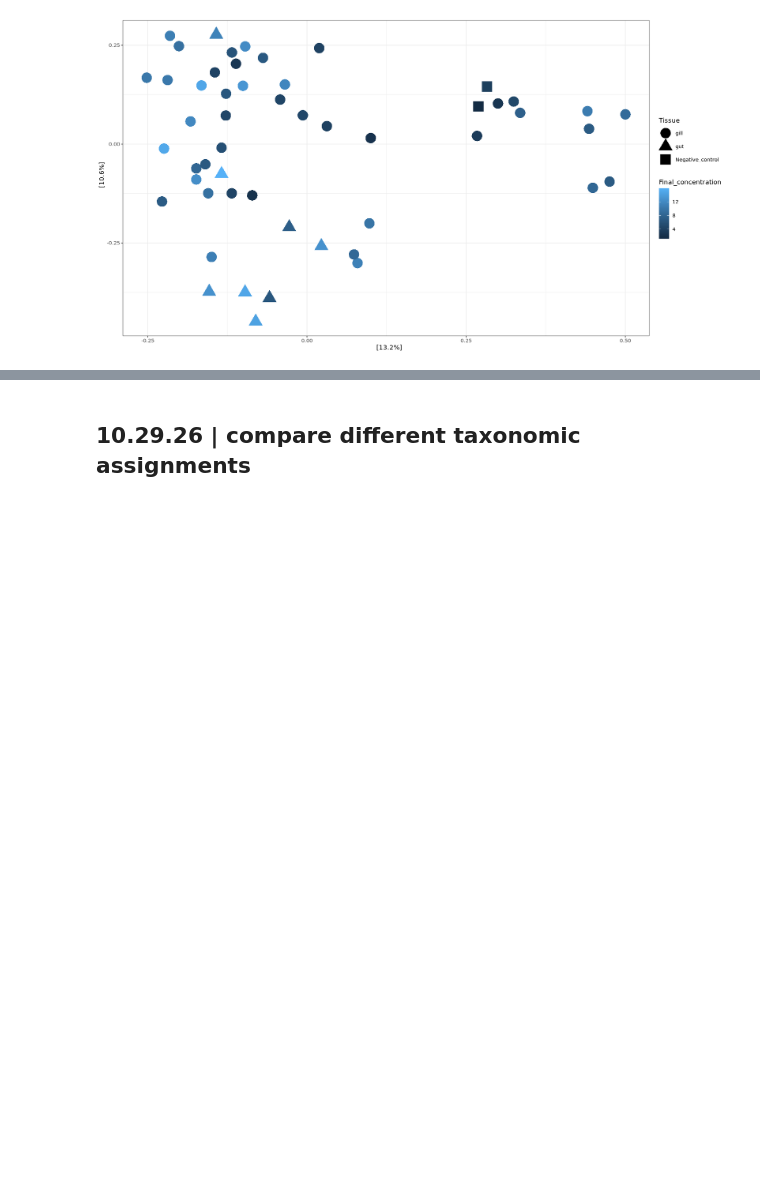
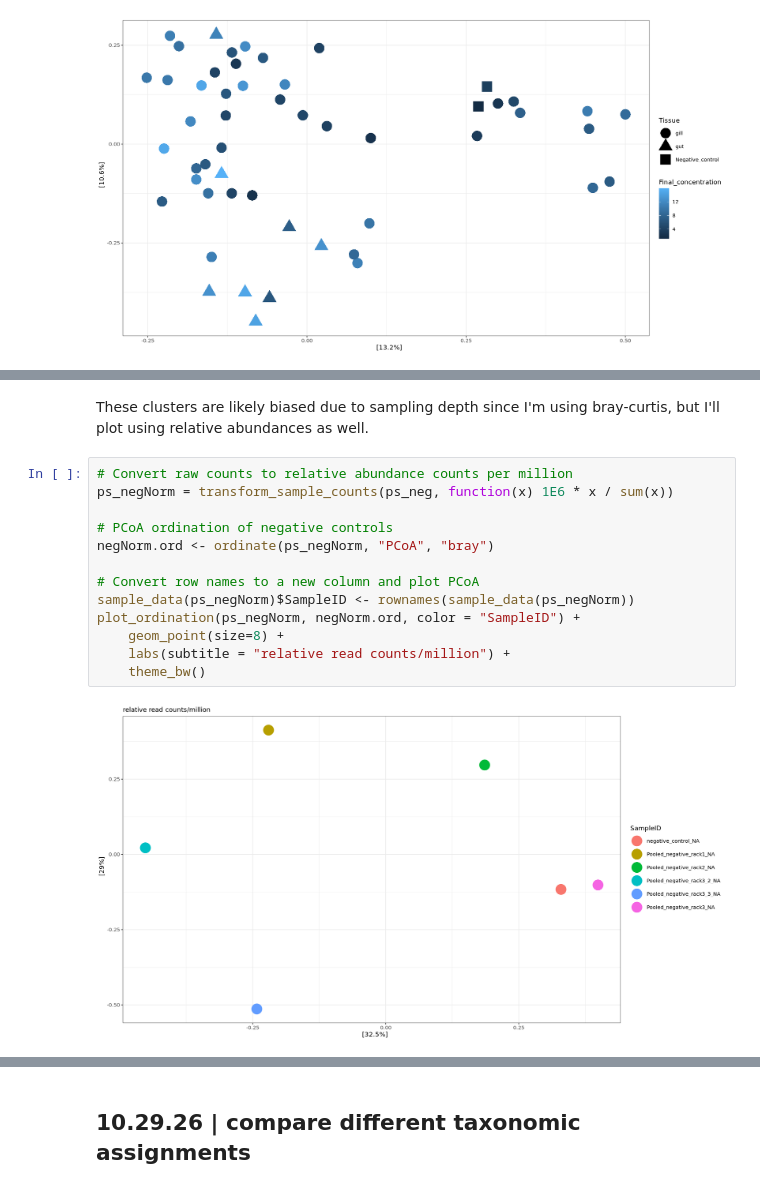
Before and after one commit to jfiorilla/ORCC_16S, a Jupyter notebook: 2_phyloseq-decipher.ipynb, the cells around one changed output, grey strips where cells are left out. Cells and saved outputs as stored; diff of their text form; blank space fills up the shorter version.

```diff
--- a/2_phyloseq.ipynb
+++ b/2_phyloseq-decipher.ipynb
@@ -465,0 +494,17 @@ plot_ordination(ps_july6, july6.ord, color = "Final_concentration", shape = "Tis
+# %% [markdown]
+These clusters are likely biased due to sampling depth since I'm using bray-curtis, but I'll plot using relative abundances as well.
+# %%
+# Convert raw counts to relative abundance counts per million
+ps_negNorm = transform_sample_counts(ps_neg, function(x) 1E6 * x / sum(x))
+
+# PCoA ordination of negative controls
+negNorm.ord <- ordinate(ps_negNorm, "PCoA", "bray")
+
+# Convert row names to a new column and plot PCoA
+sample_data(ps_negNorm)$SampleID <- rownames(sample_data(ps_negNorm))
+plot_ordination(ps_negNorm, negNorm.ord, color = "SampleID") +
+    geom_point(size=8) +
+    labs(subtitle = "relative read counts/million") +
+    theme_bw()
+# %% [output]
+[figure, added]
```
Also changed, not shown: parts of 59 cells of this notebook, 2 other files.
